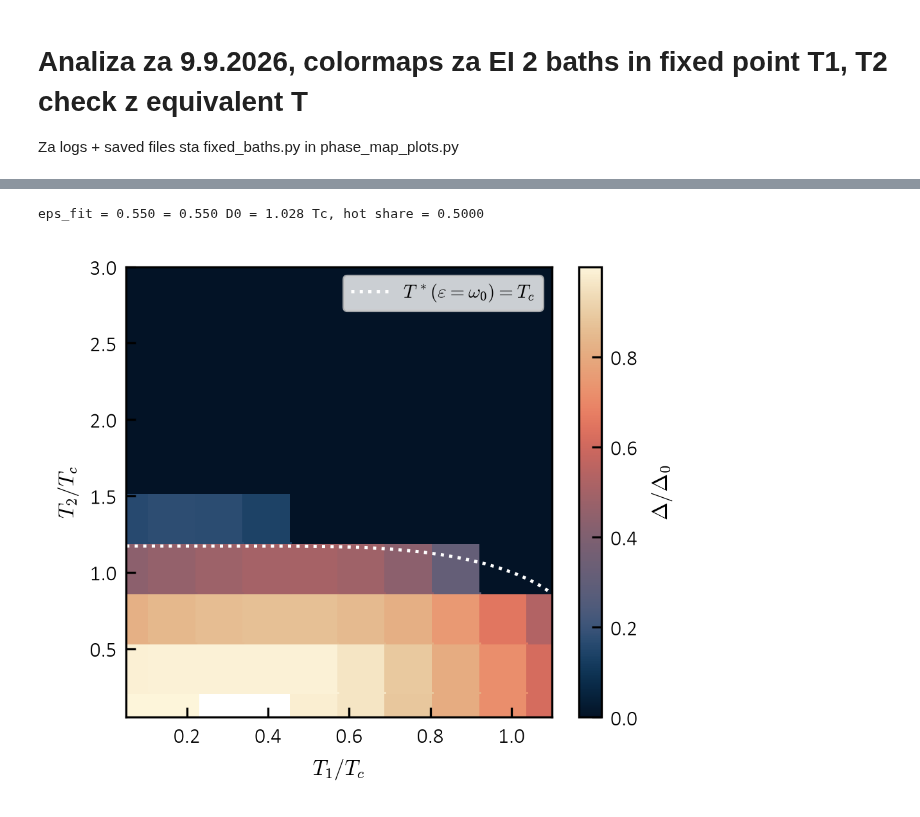
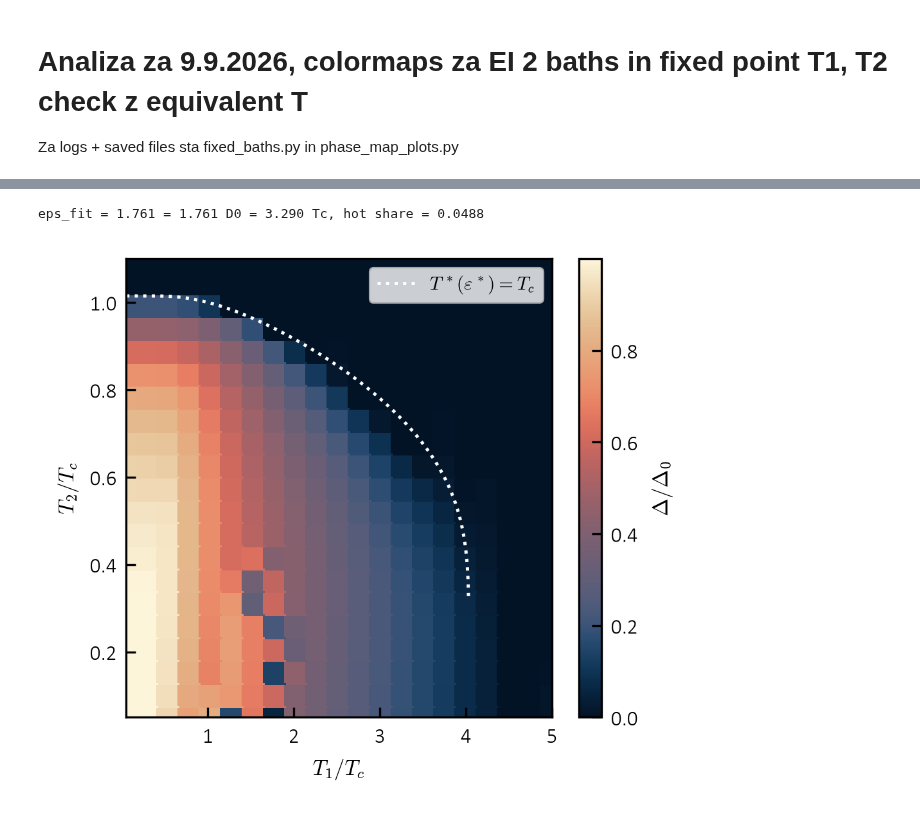
Before and after one commit to korl-z/IJS-F1, a Jupyter notebook: Koda/EI_baths/30_9_2026_skripta.ipynb, the cells around one changed output, grey strips where cells are left out. Drawn from its saved outputs; the diff is of its cells as text; code cells hidden in the pictures.

```diff
--- a/Koda/EI_baths/30_9_2026_skripta.ipynb
+++ b/Koda/EI_baths/30_9_2026_skripta.ipynb
@@ -370,8 +371,8 @@ et.ej = ej      # route eff_T through ei_jax_2 in this kernel
 
 mc = 0.0        # chemical potential; ei_jax_2 energies already carry -V/2
 ep = {
-    "dt": 0.1, "mix": [0.15, 0.15], "tol": 1.0e-5,
-    "nmax": 2000, "chk": 10, "mf": False, "prog": True,
+    "dt": 0.1, "mix": [0.5, 0.5], "tol": 1.0e-4,
+    "nmax": 500, "chk": 10, "mf": False, "prog": True,
     "mode": "block", "block": 512,
 }
 
@@ -411,11 +412,16 @@ xs = np.linspace(ef.min(), ef.max(), 400) / d0
 
 with pt.figure(h=0.65) as fg:
     a = fg.ax
-    im = a.scatter(ef / d0, nn, c=hf, s=3, cmap=cmaps.neon,
-                   edgecolors="none", label=r"$n_{\lambda\mathbf{k}}^{\mathrm{NESS}}$")
     a.plot(xs, 1.0 / (np.exp(sf.beta * xs * d0) + 1.0), color=SET1_LIST[4],
            lw=1.2, label=r"$f_{\mathrm{FD}}(E,T_{\mathrm{eff}})$")
+    a.plot(xs, 1.0 / (np.exp(t2 * xs * d0) + 1.0), color="k",
+           lw=0.5)
+    a.plot(xs, 1.0 / (np.exp(t1 * xs * d0) + 1.0), color="k",
+           lw=0.5)
+    im = a.scatter(ef / d0, nn, c=hf, s=3, cmap=cmaps.neon,
+                   edgecolors="none", label=r"$n_{\lambda\mathbf{k}}^{\mathrm{NESS}}$", zorder=6)
+
     format_ax(a, x=xs, xlabel=r"$(E-V/2)/\Delta_0$", ylabel=r"$n$", ylim=(0.0, 1.0))
     add_legend(a, fontsize=7)
-    fg.colorbar(im, r"$\Gamma^{(2)}_{\mathrm{out}}/\Gamma_{\mathrm{out}}$", ax=a)
+    fg.colorbar(im, r"$\Gamma^{(2)}_{\mathrm{ven}}/\Gamma_{\mathrm{ven}}$", ax=a)
 # %% [output]
@@ -423,11 +428,0 @@ with pt.figure(h=0.65) as fg:
-# %%
-xi = 0.5 * (np.asarray(so.st.eah) - np.asarray(so.st.ebh))
-xs2 = np.tile(xi, 2) / d0                       # same xi for both bands
-lim = np.abs(xs2).max()
-with pt.figure(h=0.65) as fg:
-    a = fg.ax
-    im = a.scatter(ef / d0, nn, c=xs2, s=3, cmap=cmaps.managua, vmin=-lim, vmax=lim,
-                   edgecolors="none", label=r"$n_{\lambda\mathbf{k}}^{\mathrm{NESS}}$")
-    format_ax(a, x=xs, xlabel=r"$(E-V/2)/\Delta_0$", ylabel=r"$n$", ylim=(0.0, 1.0))
-    add_legend(a, fontsize=7)
-    fg.colorbar(im, r"$\xi_\mathbf{k}/\Delta_0$", ax=a)
@@ -556,8 +549,8 @@ with pt.figure(h=0.85) as fg:
 # %%
 from phase_map_plots import scan_rect_ph, plot_maps_rect
 
-r1a = np.linspace(0.05, 1.1,  10)            # T1/Tc
-r2a = np.linspace(0.05, 3, 10)            # T2/Tc
+r1a = np.linspace(0.05, 5.0, 21)            # T1/Tc
+r2a = np.linspace(0.05, 1.1, 21)            # T2/Tc
 zr = scan_rect_ph(bd, p, eq, op, r1a * tc, r2a * tc, d0, m0,
                   {**sk, "prog": False}, ov=ov)
 plot_maps_rect(pt, r1a, r2a, zr, d0)
@@ -593,40 +616,40 @@ def num_edge(r1, r2, dz, lv=0.05):
             j = j[-1]
             yb[i] = r2[j] + (lv - z[j]) * (r2[j + 1] - r2[j]) / (z[j + 1] - z[j])
     return yb
 
 
 cold, hot = bs[1], bs[0]            # y axis: bath_2 (cold), x axis: bath_1 (hot)
-dz = np.where(zr["converged"], zr["delta"], np.nan) / d0
+dz = np.where(zr, zr["delta"], np.nan) / d0
 yb = num_edge(r1a, r2a, dz)         # numerical boundary T2/Tc per T1 column
 ok = np.isfinite(yb)
 
-eg = np.linspace(0.3, 3.5, 321)     # candidate transfer energies
+eg = np.linspace(0.3, 3.5, 1000)     # candidate transfer energies
 cost = []
 for e in eg:
     y, _ = tc_line(r1a[ok] * tc, e, cold, hot, tc)
     cost.append(np.mean((np.nan_to_num(y / tc, nan=0.0) - yb[ok]) ** 2))
 ef = eg[int(np.argmin(cost))]
 _, pf = tc_line(tc, ef, cold, hot, tc)
 print(f"eps_fit = {ef:.3f} = {ef / d0:.3f} D0 = {ef / tc:.3f} Tc, hot share = {pf:.4f}")
 
-xh = np.linspace(r1a[0], r1a[-1], 400)                  # T1/Tc (hot)
-y0, _ = tc_line(xh * tc, cold.w0, cold, hot, tc)        # eps at the cold line centre
+xh = np.linspace(r1a[0], r1a[-1], 1000)                  # T1/Tc (hot)
+y0, _ = tc_line(xh * tc, ef, cold, hot, tc)        # eps at the cold line centre
 yf, _ = tc_line(xh * tc, ef, cold, hot, tc)             # fitted eps
 
 with pt.figure(h=0.85) as fg:
     a = fg.ax
     im = color_map(a, r1a, r2a, dz, cmap=cmaps.lipari)
     a.plot(xh, y0 / tc, color="1", ls=":", lw=1.2,
-           label=rf"$T^*(\varepsilon=\omega_0)=T_c$")
+           label=rf"$T^*(\varepsilon^*)=T_c$")
     # a.plot(xh, yf / tc, color="k", ls="--", lw=1.2,
     #        label=rf"$T^*(\varepsilon={ef:.2f})=T_c$")
     format_ax(a, x=r1a, xlabel=r"$T_1/T_c$", ylabel=r"$T_2/T_c$", grid=False)
     a.set_ylim(r2a[0], r2a[-1])
     add_legend(a, fontsize=7)
     fg.colorbar(im, r"$\Delta/\Delta_0$", ax=a)
 # %% [output]
-eps_fit = 0.550 = 0.550 D0 = 1.028 Tc, hot share = 0.5000
+eps_fit = 1.761 = 1.761 D0 = 3.290 Tc, hot share = 0.0488
-[figure, old version]
+[figure, new version]
 # %%
 def edge_min(thot, cold, hot, tc, ehi, elo=0.01, ne=200):
     """Boundary T2(T1) = min over eps in [elo, ehi] of the single-eps line."""
```
Also changed, not shown: parts of 20 cells of this notebook, 47 other files.
